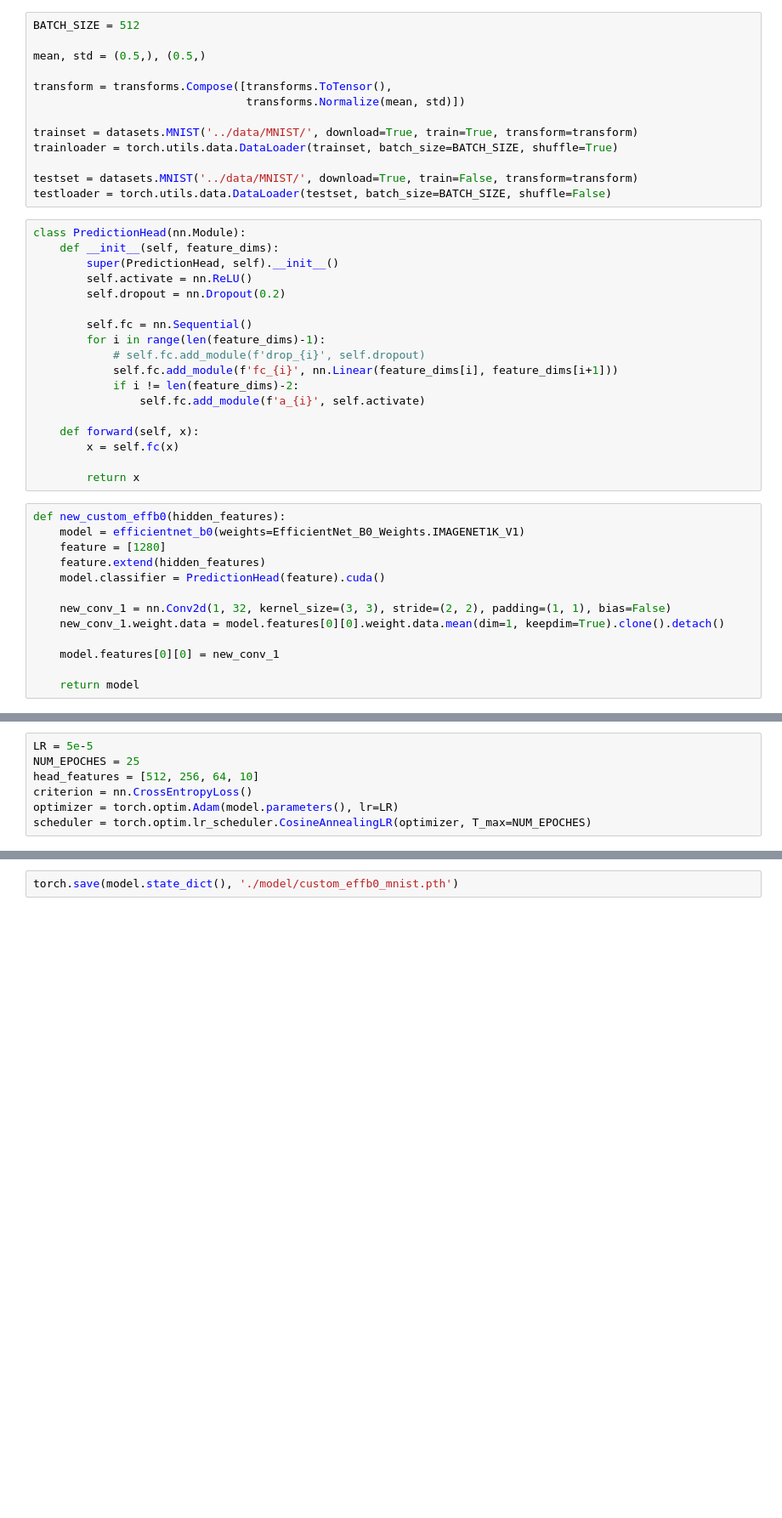
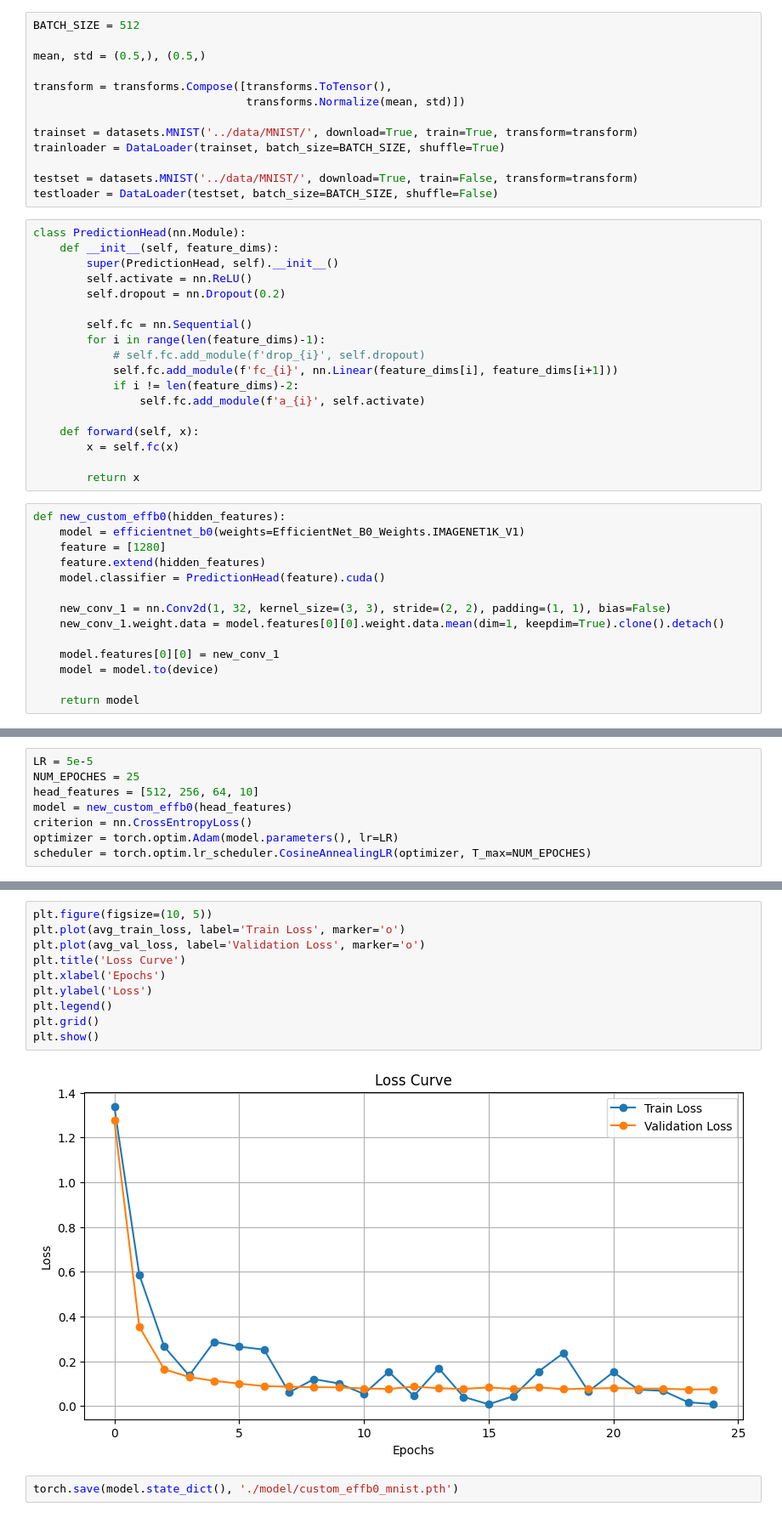
Before and after one commit to AndewNN/WitCom_DL, a Jupyter notebook: mnist_eff.ipynb, the cells around one changed output, grey strips where cells are left out. Shown at 85% size. Drawn from its saved outputs; the diff is of its cells as text; blank space fills up the shorter version.

```diff
--- a/mnist_eff.ipynb
+++ b/mnist_eff.ipynb
@@ -35,10 +33,10 @@ transform = transforms.Compose([transforms.ToTensor(),
                                 transforms.Normalize(mean, std)])
 
 trainset = datasets.MNIST('../data/MNIST/', download=True, train=True, transform=transform)
-trainloader = torch.utils.data.DataLoader(trainset, batch_size=BATCH_SIZE, shuffle=True)
+trainloader = DataLoader(trainset, batch_size=BATCH_SIZE, shuffle=True)
 
 testset = datasets.MNIST('../data/MNIST/', download=True, train=False, transform=transform)
-testloader = torch.utils.data.DataLoader(testset, batch_size=BATCH_SIZE, shuffle=False)
+testloader = DataLoader(testset, batch_size=BATCH_SIZE, shuffle=False)
 # %%
 class PredictionHead(nn.Module):
     def __init__(self, feature_dims):
@@ -68,6 +66,7 @@ def new_custom_effb0(hidden_features):
     new_conv_1.weight.data = model.features[0][0].weight.data.mean(dim=1, keepdim=True).clone().detach()
 
     model.features[0][0] = new_conv_1
+    model = model.to(device)
 
     return model
 # %%
@@ -95,6 +76,7 @@ Estimated Total Size (MB): 1031.70
 LR = 5e-5
 NUM_EPOCHES = 25
 head_features = [512, 256, 64, 10]
+model = new_custom_effb0(head_features)
 criterion = nn.CrossEntropyLoss()
 optimizer = torch.optim.Adam(model.parameters(), lr=LR)
 scheduler = torch.optim.lr_scheduler.CosineAnnealingLR(optimizer, T_max=NUM_EPOCHES)
@@ -189,4 +170,16 @@ Learning Rate: 0.000030
 ... (14 outputs left out)
+# %%
+plt.figure(figsize=(10, 5))
+plt.plot(avg_train_loss, label='Train Loss', marker='o')
+plt.plot(avg_val_loss, label='Validation Loss', marker='o')
+plt.title('Loss Curve')
+plt.xlabel('Epochs')
+plt.ylabel('Loss')
+plt.legend()
+plt.grid()
+plt.show()
+# %% [output]
+[figure, added]
 # %%
 torch.save(model.state_dict(), './model/custom_effb0_mnist.pth')
 # %%
```
Also changed, not shown: parts of 3 cells of this notebook.
